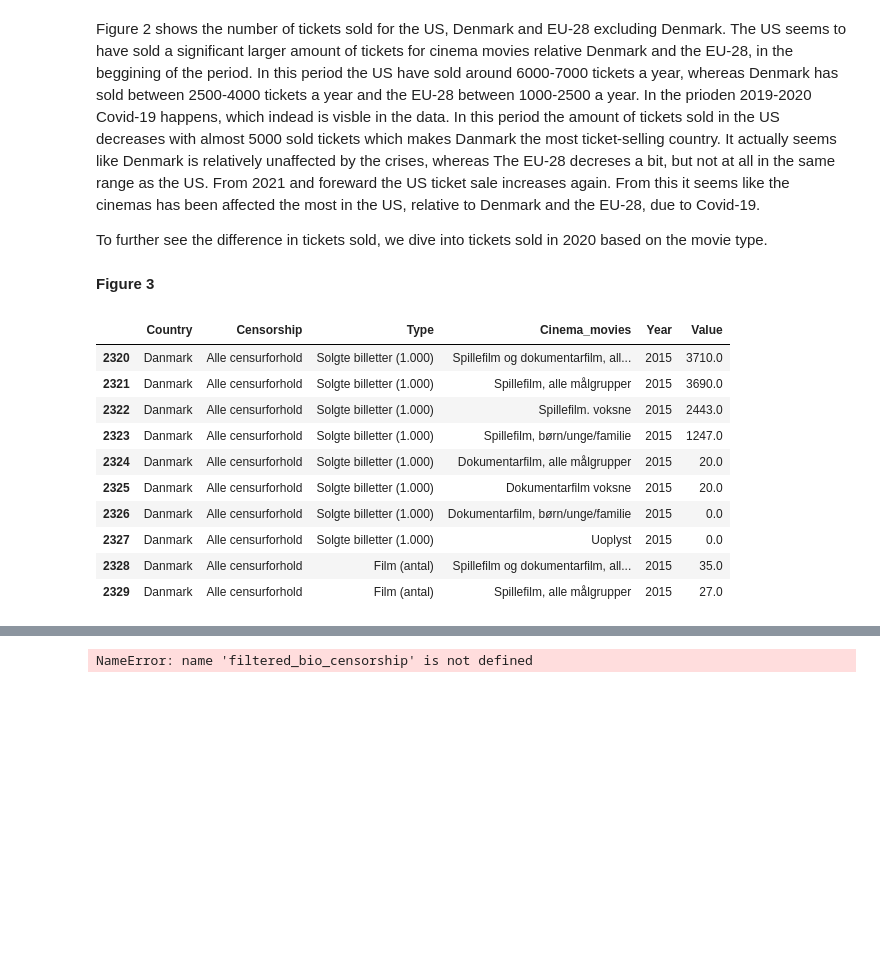
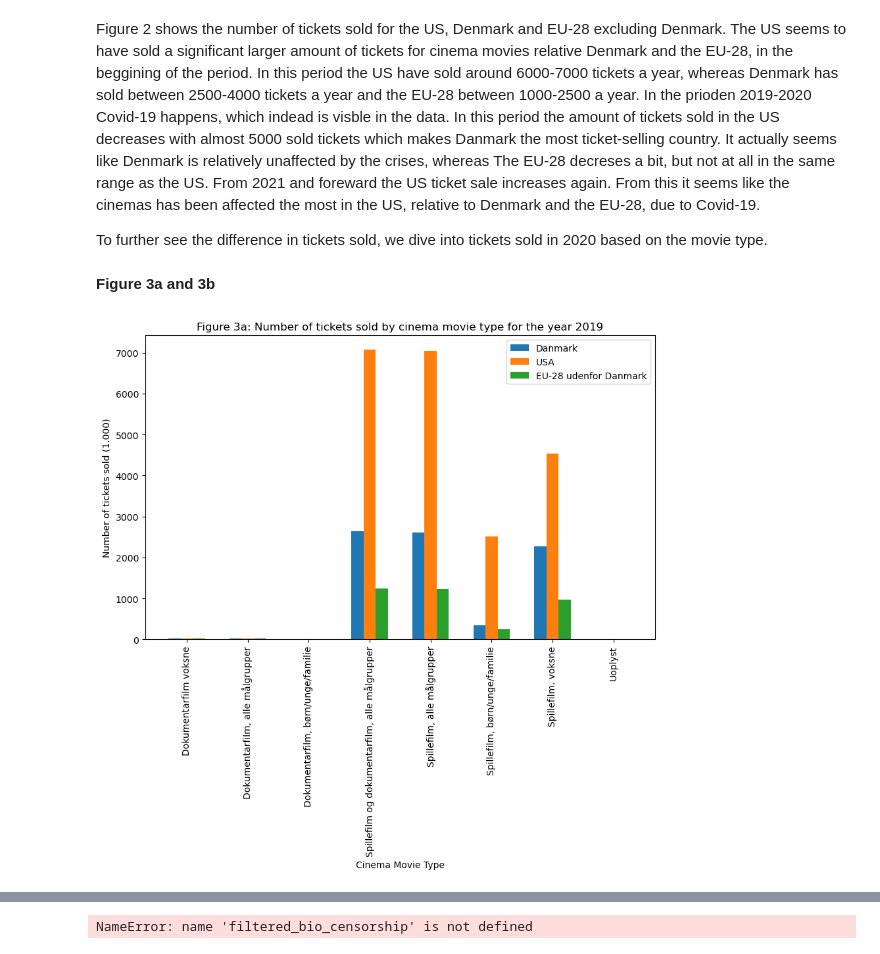
Before and after one commit to NumEconCopenhagen/projects-2024-anna-signe-og-klara, a Jupyter notebook: dataproject/dataproject.ipynb, the cells around one changed output, grey strips where cells are left out. Cells and saved outputs as stored; diff of their text form; code cells hidden in the pictures; blank space fills up the shorter version.

Commit message:
mere graf til antal billetter

```diff
--- a/dataproject/dataproject.ipynb
+++ b/dataproject/dataproject.ipynb
@@ -257,21 +254,61 @@ Figure 2 shows the number of tickets sold for the US, Denmark and EU-28 excludin
 
 To further see the difference in tickets sold, we dive into tickets sold in 2020 based on the movie type.
 # %% [markdown]
-**Figure 3**
+**Figure 3a and 3b**
-# %%
-bio_melted.head(10)
-# %% [output]
-|  | Country | Censorship | Type | Cinema_movies | Year | Value |
-| 2320 | Danmark | Alle censurforhold | Solgte billetter (1.000) | Spillefilm og dokumentarfilm, all... | 2015 | 3710.0 |
-| 2321 | Danmark | Alle censurforhold | Solgte billetter (1.000) | Spillefilm, alle målgrupper | 2015 | 3690.0 |
-| 2322 | Danmark | Alle censurforhold | Solgte billetter (1.000) | Spillefilm. voksne | 2015 | 2443.0 |
-| 2323 | Danmark | Alle censurforhold | Solgte billetter (1.000) | Spillefilm, børn/unge/familie | 2015 | 1247.0 |
-| 2324 | Danmark | Alle censurforhold | Solgte billetter (1.000) | Dokumentarfilm, alle målgrupper | 2015 | 20.0 |
-| 2325 | Danmark | Alle censurforhold | Solgte billetter (1.000) | Dokumentarfilm voksne | 2015 | 20.0 |
-| 2326 | Danmark | Alle censurforhold | Solgte billetter (1.000) | Dokumentarfilm, børn/unge/familie | 2015 | 0.0 |
-| 2327 | Danmark | Alle censurforhold | Solgte billetter (1.000) | Uoplyst | 2015 | 0.0 |
-| 2328 | Danmark | Alle censurforhold | Film (antal) | Spillefilm og dokumentarfilm, all... | 2015 | 35.0 |
-| 2329 | Danmark | Alle censurforhold | Film (antal) | Spillefilm, alle målgrupper | 2015 | 27.0 |
+# %%
+# Create a single plot
+fig, ax = plt.subplots(figsize=(10, 6))
+
+# Define filtered DataFrame for Denmark for the year 2019
+filtered_bio_dk_2020 = bio_melted[(bio_melted['Country'] == 'Danmark') & (bio_melted['Year'] == 2019) & (bio_melted['Censorship'] == 'Alle censurforhold')]
+
+# Define filtered DataFrame for USA for the year 2019
+filtered_bio_usa_2020 = bio_melted[(bio_melted['Country'] == 'USA') & (bio_melted['Year'] == 2019) & (bio_melted['Censorship'] == 'Alle censurforhold')]
+
+# Define filtered DataFrame for EU-28 excluding Denmark for the year 2019
+filtered_bio_eu_2020 = bio_melted[(bio_melted['Country'] == 'EU-28 udenfor Danmark') & (bio_melted['Country'] != 'Danmark') & (bio_melted['Year'] == 2019) & (bio_melted['Censorship'] == 'Alle censurforhold')]
+
+# Group the filtered DataFrames by the movie type 'Cinema_movie' and sum the values
+grouped_bio_dk_2020 = filtered_bio_dk_2020.groupby('Cinema_movies')['Value'].sum().reset_index()
+grouped_bio_usa_2020 = filtered_bio_usa_2020.groupby('Cinema_movies')['Value'].sum().reset_index()
+grouped_bio_eu_2020 = filtered_bio_eu_2020.groupby('Cinema_movies')['Value'].sum().reset_index()
+
+# Define the width of each bar
+bar_width = 0.2
+
+# Define the positions for the bars
+bar_positions_dk = np.arange(len(grouped_bio_dk_2020['Cinema_movies']))
+bar_positions_usa = np.arange(len(grouped_bio_usa_2020['Cinema_movies'])) + bar_width
+bar_positions_eu = np.arange(len(grouped_bio_eu_2020['Cinema_movies'])) + 2 * bar_width
+
+# Plot for Danmark
+ax.bar(bar_positions_dk, grouped_bio_dk_2020['Value'], width=bar_width, label='Danmark')
+
+# Plot for USA
+ax.bar(bar_positions_usa, grouped_bio_usa_2020['Value'], width=bar_width, label='USA')
+
+# Plot for EU-28 udenfor Danmark
+ax.bar(bar_positions_eu, grouped_bio_eu_2020['Value'], width=bar_width, label='EU-28 udenfor Danmark')
+
+# Set x-axis tick positions and labels
+ax.set_xticks(bar_positions_usa)
+ax.set_xticklabels(grouped_bio_usa_2020['Cinema_movies'])
+
+# Set labels and title
+ax.set_xlabel('Cinema Movie Type')
+ax.set_ylabel('Number of tickets sold (1.000)')
+ax.set_title('Figure 3a: Number of tickets sold by cinema movie type for the year 2019')
+
+# Rotate x-axis labels for better readability
+plt.xticks(rotation=90)
+
+# Add legend
+ax.legend()
+
+# Show the plot
+plt.show()
+# %% [output]
+[figure, added]
 # %%
 # Create a single plot
 fig, ax = plt.subplots(figsize=(10, 6))
```
Also changed, not shown: parts of 4 cells of this notebook.
